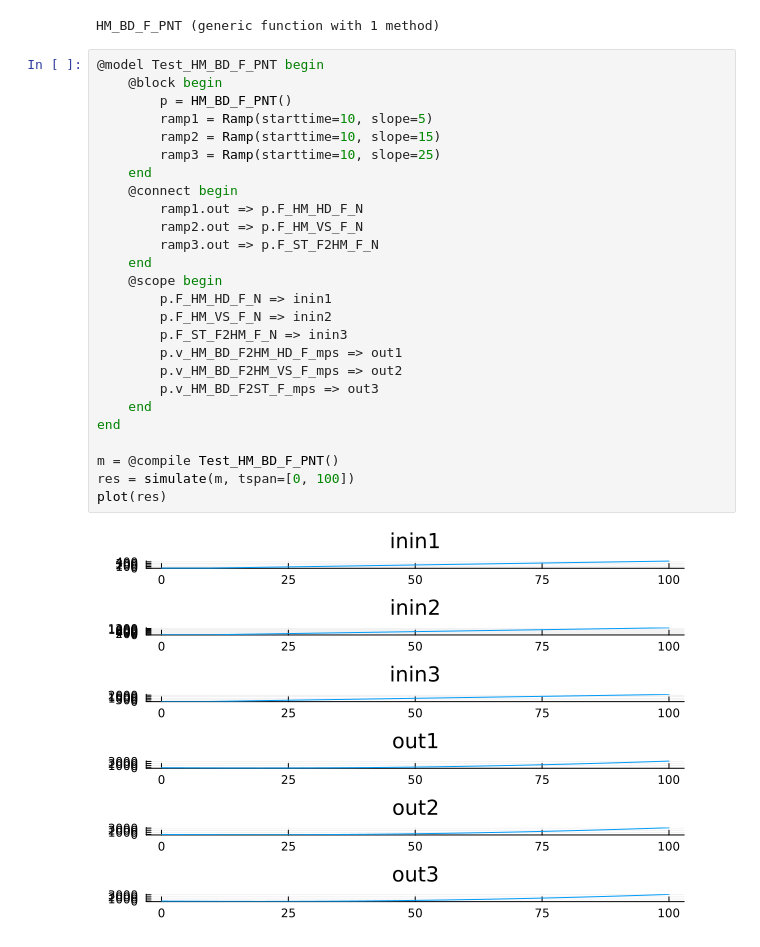
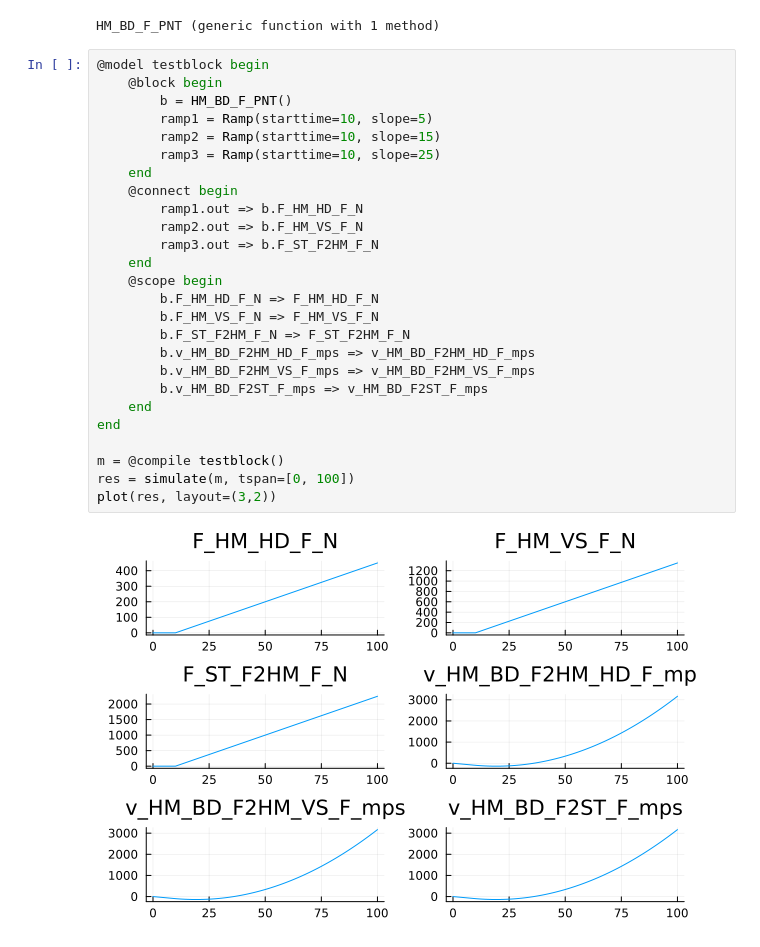
Before and after one commit to rellab/JuliaMBD-experiment, a Jupyter notebook: HM_F_PNT.ipynb, the cells around one changed output. Cells and saved outputs as stored; diff of their text form.

```diff
--- a/HM_F_PNT.ipynb
+++ b/HM_F_PNT.ipynb
@@ -16,33 +14,33 @@ end
 # %% [output]
 HM_BD_F_PNT (generic function with 1 method)
 # %%
-@model Test_HM_BD_F_PNT begin
+@model testblock begin
     @block begin
-        p = HM_BD_F_PNT()
+        b = HM_BD_F_PNT()
         ramp1 = Ramp(starttime=10, slope=5)
         ramp2 = Ramp(starttime=10, slope=15)
         ramp3 = Ramp(starttime=10, slope=25)
     end
     @connect begin
-        ramp1.out => p.F_HM_HD_F_N
-        ramp2.out => p.F_HM_VS_F_N
-        ramp3.out => p.F_ST_F2HM_F_N
+        ramp1.out => b.F_HM_HD_F_N
+        ramp2.out => b.F_HM_VS_F_N
+        ramp3.out => b.F_ST_F2HM_F_N
     end
     @scope begin
-        p.F_HM_HD_F_N => inin1
-        p.F_HM_VS_F_N => inin2
-        p.F_ST_F2HM_F_N => inin3
-        p.v_HM_BD_F2HM_HD_F_mps => out1
-        p.v_HM_BD_F2HM_VS_F_mps => out2
-        p.v_HM_BD_F2ST_F_mps => out3
+        b.F_HM_HD_F_N => F_HM_HD_F_N
+        b.F_HM_VS_F_N => F_HM_VS_F_N
+        b.F_ST_F2HM_F_N => F_ST_F2HM_F_N
+        b.v_HM_BD_F2HM_HD_F_mps => v_HM_BD_F2HM_HD_F_mps
+        b.v_HM_BD_F2HM_VS_F_mps => v_HM_BD_F2HM_VS_F_mps
+        b.v_HM_BD_F2ST_F_mps => v_HM_BD_F2ST_F_mps
     end
 end
 
-m = @compile Test_HM_BD_F_PNT()
+m = @compile testblock()
 res = simulate(m, tspan=[0, 100])
-plot(res)
+plot(res, layout=(3,2))
 # %% [output]
-[figure, old version]
+[figure, new version]
 # %%
 @model HM_HD_F_PNT begin
     @parameter begin
```
Also changed, not shown: parts of 10 cells of this notebook, 7 other files.
